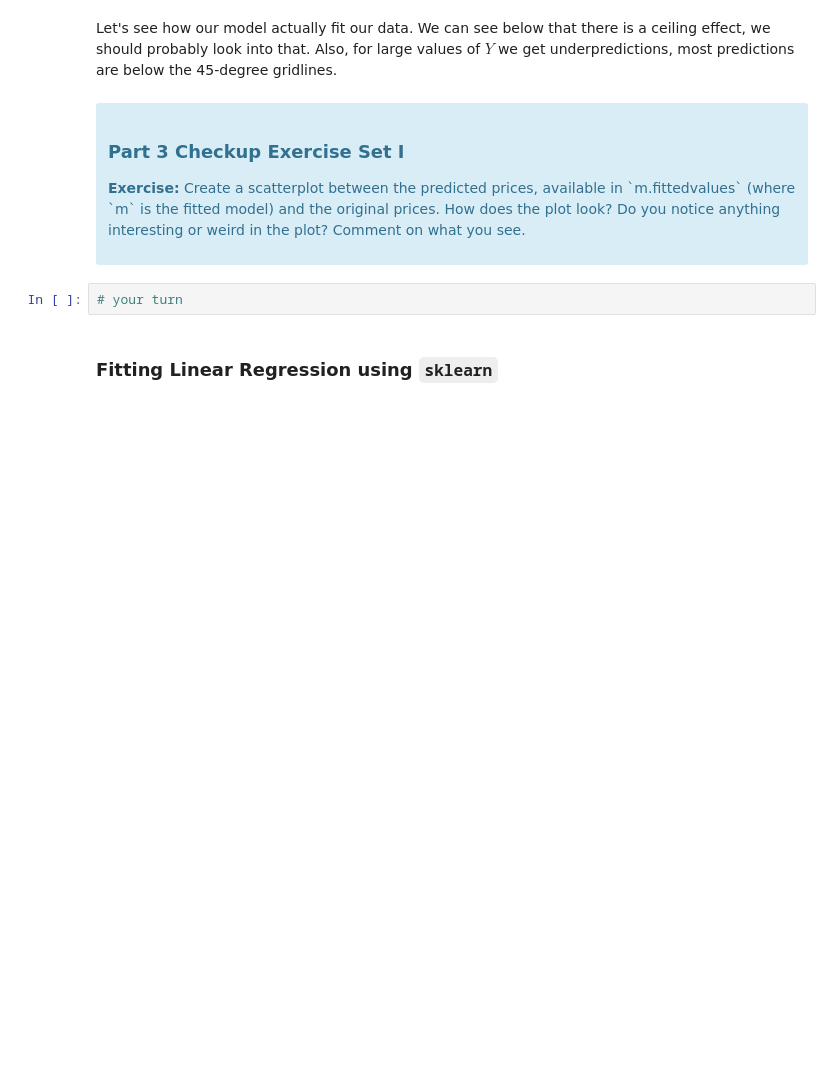
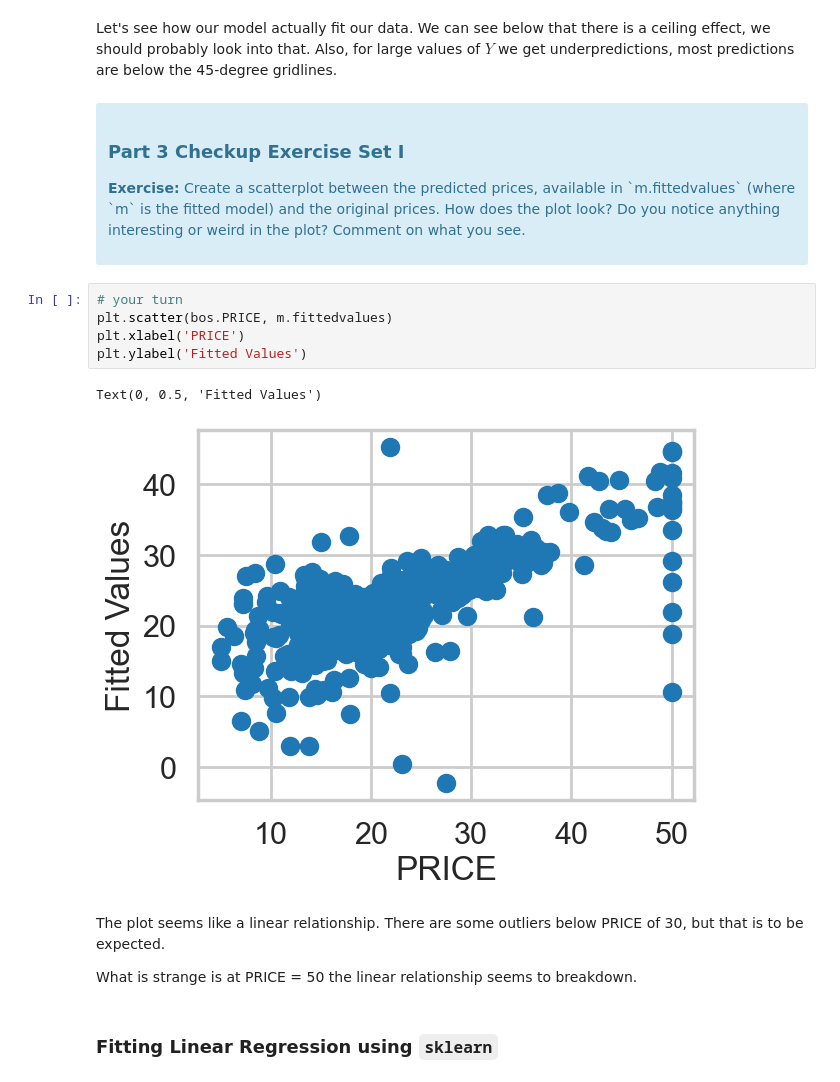
Before and after one commit to kwcode2016/mec-11.4.1-linear-regression-mini-project, a Jupyter notebook: Mini_Project_Linear_Regression.ipynb, the cells around one changed output. Cells and saved outputs as stored; diff of their text form; blank space fills up the shorter version.

```diff
--- a/Mini_Project_Linear_Regression.ipynb
+++ b/Mini_Project_Linear_Regression.ipynb
@@ -469,8 +499,18 @@ Let's see how our model actually fit our data. We can see below that there is a
 
 <p><b>Exercise:</b> Create a scatterplot between the predicted prices, available in `m.fittedvalues` (where `m` is the fitted model) and the original prices. How does the plot look? Do you notice anything interesting or weird in the plot? Comment on what you see.</p>
 </div>
-# %%
-# your turn
+# %%
+# your turn
+plt.scatter(bos.PRICE, m.fittedvalues)
+plt.xlabel('PRICE')
+plt.ylabel('Fitted Values')
+# %% [output]
+Text(0, 0.5, 'Fitted Values')
+[figure, added]
+# %% [markdown]
+The plot seems like a linear relationship. There are some outliers below PRICE of 30, but that is to be expected.
+
+What is strange is at PRICE = 50 the linear relationship seems to breakdown.
 # %% [markdown]
 ### Fitting Linear Regression using `sklearn`
 # %%
```
Also changed, not shown: parts of 25 cells of this notebook.
